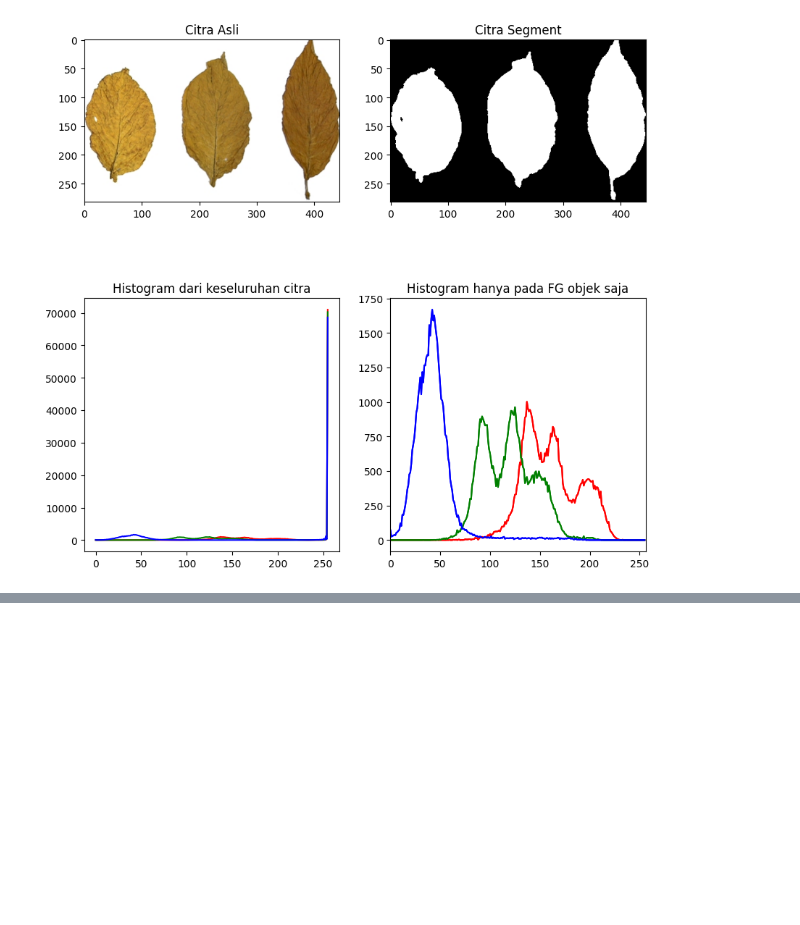
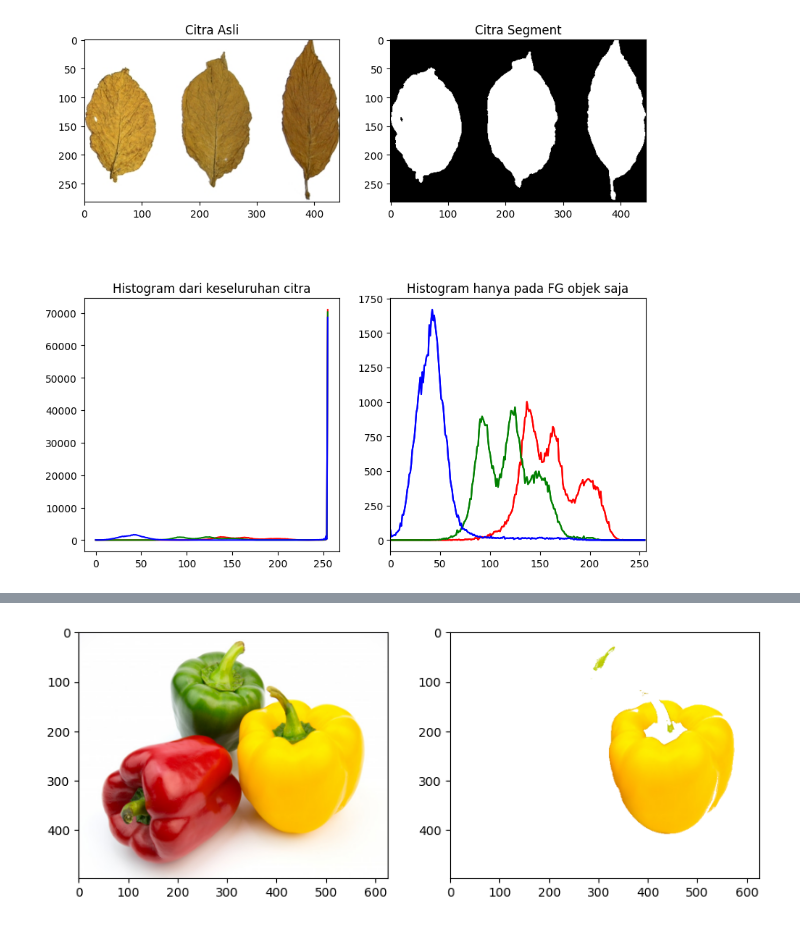
Before and after one commit to raihanhd12/PCVK_Genap_2023, a Jupyter notebook: Minggu 10/Week 10.ipynb, the cells around one changed output, grey strips where cells are left out. Cells and saved outputs as stored; diff of their text form; code cells hidden in the pictures; blank space fills up the shorter version.

```diff
--- a/Minggu 10/Week 10.ipynb
+++ b/Minggu 10/Week 10.ipynb
@@ -208,0 +169,61 @@ IndexError: ignored
+# %%
+import cv2 as cv
+import numpy as np
+import matplotlib.pyplot as plt
+
+# Load image
+img_peppers = cv.imread('/content/drive/MyDrive/Kuliah/Semester 6/PCVK/Images/peppers.jpg')
+
+# Convert color from BGR to RGB
+img_rgb = cv.cvtColor(img_peppers, cv.COLOR_BGR2RGB)
+
+# Convert image to float32 data type for K-Means
+img_float = img_rgb.astype(np.float32)
+
+# Reshape image to a 2D array of pixels and 3 color channels (RGB)
+pixels = img_float.reshape((-1, 3))
+
+# Define K-Means parameters
+criteria = (cv.TERM_CRITERIA_EPS + cv.TERM_CRITERIA_MAX_ITER, 10, 1.0)
+K = 8
+attempts = 10
+flags = cv.KMEANS_RANDOM_CENTERS
+
+# Run K-Means clustering
+ret, label, center = cv.kmeans(pixels, K, None, criteria, attempts, flags)
+
+# Convert data type back to uint8 and reshape to the original image size
+center = np.uint8(center)
+res = center[label.flatten()]
+res2 = res.reshape(img_rgb.shape)
+
+# Convert image to HSV color space
+hsv = cv.cvtColor(res2, cv.COLOR_RGB2HSV)
+
+# Define lower and upper bounds for yellow color in HSV
+lower_yellow = np.array([20, 100, 100])
+upper_yellow = np.array([30, 255, 255])
+
+# Create a mask to filter out pixels that are not in the yellow color range
+mask = cv.inRange(hsv, lower_yellow, upper_yellow)
+
+# Apply the mask to the original image
+result = cv.bitwise_and(img_rgb, img_rgb, mask=mask)
+
+# Create a white background
+background = np.ones_like(img_rgb) * 255
+
+# Apply the inverse mask to the background
+background_mask = cv.bitwise_not(mask)
+background_result = cv.bitwise_and(background, background, mask=background_mask)
+
+# Combine the result and background
+final_result = cv.bitwise_or(result, background_result)
+
+# Display the original image and the yellow segmented image with white background
+plt.figure(figsize=(10, 10))
+plt.subplot(1, 2, 1), plt.imshow(img_rgb)
+plt.subplot(1, 2, 2), plt.imshow(final_result)
+plt.show()
+# %% [output]
+[figure, added]
```
Also changed, not shown: parts of 2 cells of this notebook.
